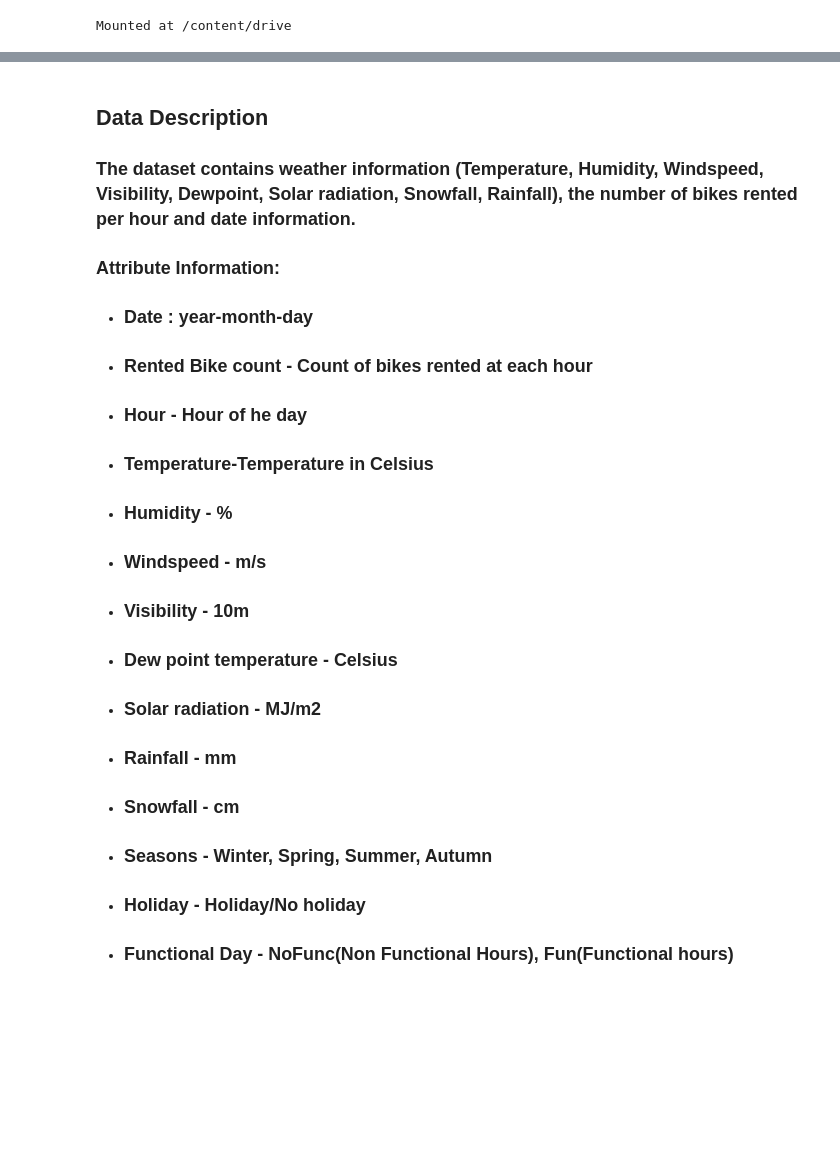
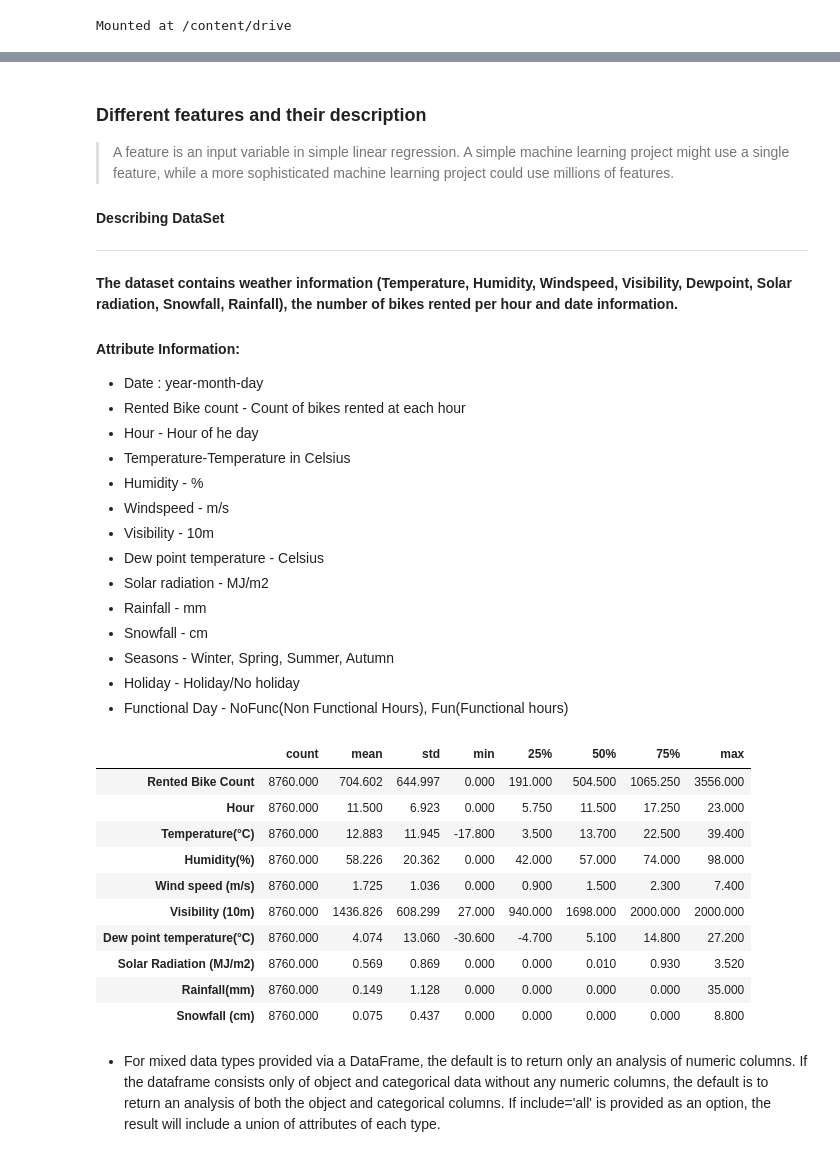
Before and after one commit to abhinav4201/Regression-Bike-Sharing-Demand-Prediction, a Jupyter notebook: Bike_Sharing_Demand_Prediction_Capstone_Project.ipynb, the cells around one changed output, grey strips where cells are left out. Drawn from its saved outputs; the diff is of its cells as text; code cells hidden in the pictures; blank space fills up the shorter version.

Commit message:
Data preprocessing

```diff
--- a/Bike_Sharing_Demand_Prediction_Capstone_Project.ipynb
+++ b/Bike_Sharing_Demand_Prediction_Capstone_Project.ipynb
@@ -11,3 +84,13 @@ from google.colab import drive
 drive.mount('/content/drive')
 # %% [output]
 Mounted at /content/drive
+# %%
+# Bike Prediction data is stored in google drive as "SeoulBikeData.csv", path for data is stored in a variable
+dataPath = "/content/drive/MyDrive/almabetter/Supervised-ML-Regression/Regression-Bike Sharing Demand Prediction/Data/SeoulBikeData.csv"
+
+# the variable(dataPath) is used to load data into the colab notebook using pandas
+b_data = pd.read_csv(dataPath)
+
+#there was error while loading data, therefore used excel to convert it into proper file, this can also be
+#achieved using pandas by just passing 'encoding = "ISO-8859-1"' with read_csv
+#i.e b_data = pd.read_csv(dataPath, encoding = "ISO-8859-1)
@@ -14,22 +113,45 @@ Mounted at /content/drive
 # %% [markdown]
-## <b> Data Description </b>
+### **Different features and their description**
 
-### <b> The dataset contains weather information (Temperature, Humidity, Windspeed, Visibility, Dewpoint, Solar radiation, Snowfall, Rainfall), the number of bikes rented per hour and date information.</b>
+> A feature is an input variable in simple linear regression. A simple machine learning project might use a single feature, while a more sophisticated machine learning
+project could use millions of features.
+
+#### **Describing DataSet**
+
+---
+<b> The dataset contains weather information (Temperature, Humidity, Windspeed, Visibility, Dewpoint, Solar radiation, Snowfall, Rainfall), the number of bikes rented per hour and date information.</b>
 
 
-### <b>Attribute Information: </b>
+#### <b>Attribute Information: </b>
 
-* ### Date : year-month-day
-* ### Rented Bike count - Count of bikes rented at each hour
-* ### Hour - Hour of he day
-* ### Temperature-Temperature in Celsius
-* ### Humidity - %
-* ### Windspeed - m/s
-* ### Visibility - 10m
-* ### Dew point temperature - Celsius
-* ### Solar radiation - MJ/m2
-* ### Rainfall - mm
-* ### Snowfall - cm
-* ### Seasons - Winter, Spring, Summer, Autumn
-* ### Holiday - Holiday/No holiday
-* ### Functional Day - NoFunc(Non Functional Hours), Fun(Functional hours)
+*  Date : year-month-day
+*  Rented Bike count - Count of bikes rented at each hour
+*  Hour - Hour of he day
+*  Temperature-Temperature in Celsius
+*  Humidity - %
+*  Windspeed - m/s
+*  Visibility - 10m
+*  Dew point temperature - Celsius
+*  Solar radiation - MJ/m2
+*  Rainfall - mm
+*  Snowfall - cm
+*  Seasons - Winter, Spring, Summer, Autumn
+*  Holiday - Holiday/No holiday
+*  Functional Day - NoFunc(Non Functional Hours), Fun(Functional hours)
+# %%
+#describing dataset to get Statistical info
+b_data.describe().T             #.T is used to transpose the table
+# %% [output]
+|  | count | mean | std | min | 25% | 50% | 75% | max |
+| Rented Bike Count | 8760.000 | 704.602 | 644.997 | 0.000 | 191.000 | 504.500 | 1065.250 | 3556.000 |
+| Hour | 8760.000 | 11.500 | 6.923 | 0.000 | 5.750 | 11.500 | 17.250 | 23.000 |
+| Temperature(°C) | 8760.000 | 12.883 | 11.945 | -17.800 | 3.500 | 13.700 | 22.500 | 39.400 |
+| Humidity(%) | 8760.000 | 58.226 | 20.362 | 0.000 | 42.000 | 57.000 | 74.000 | 98.000 |
+| Wind speed (m/s) | 8760.000 | 1.725 | 1.036 | 0.000 | 0.900 | 1.500 | 2.300 | 7.400 |
+| Visibility (10m) | 8760.000 | 1436.826 | 608.299 | 27.000 | 940.000 | 1698.000 | 2000.000 | 2000.000 |
+| Dew point temperature(°C) | 8760.000 | 4.074 | 13.060 | -30.600 | -4.700 | 5.100 | 14.800 | 27.200 |
+| Solar Radiation (MJ/m2) | 8760.000 | 0.569 | 0.869 | 0.000 | 0.000 | 0.010 | 0.930 | 3.520 |
+| Rainfall(mm) | 8760.000 | 0.149 | 1.128 | 0.000 | 0.000 | 0.000 | 0.000 | 35.000 |
+| Snowfall (cm) | 8760.000 | 0.075 | 0.437 | 0.000 | 0.000 | 0.000 | 0.000 | 8.800 |
+# %% [markdown]
+*   For mixed data types provided via a DataFrame, the default is to return only an analysis of numeric columns. If the dataframe consists only of object and categorical data without any numeric columns, the default is to return an analysis of both the object and categorical columns. If include='all' is provided as an option, the result will include a union of attributes of each type.
```
Also changed, not shown: parts of 28 cells of this notebook.
